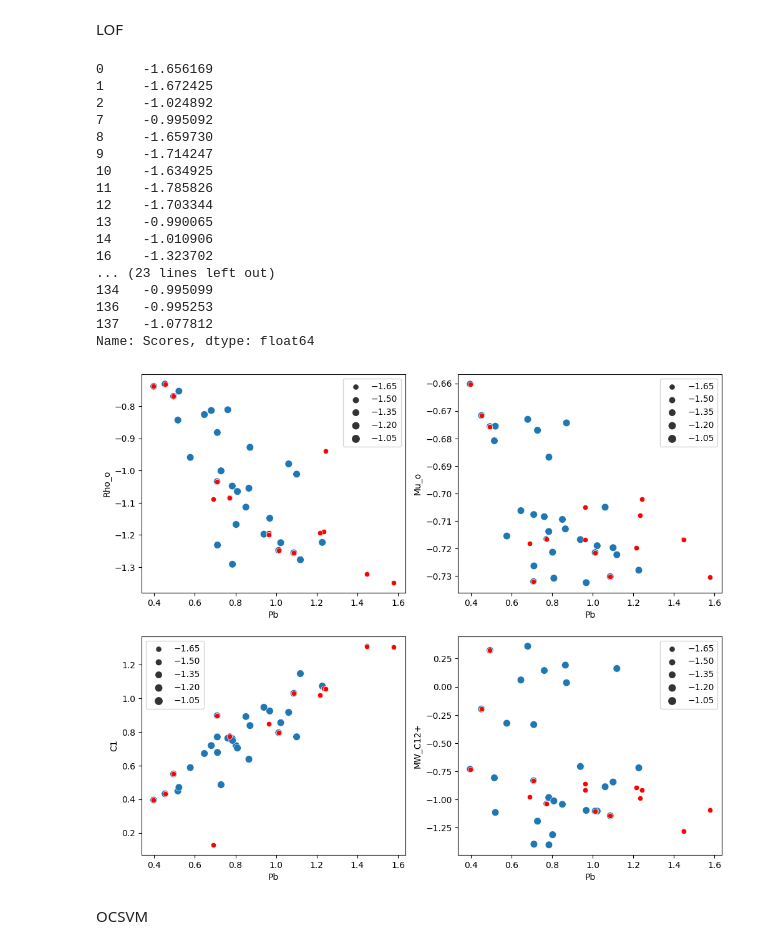
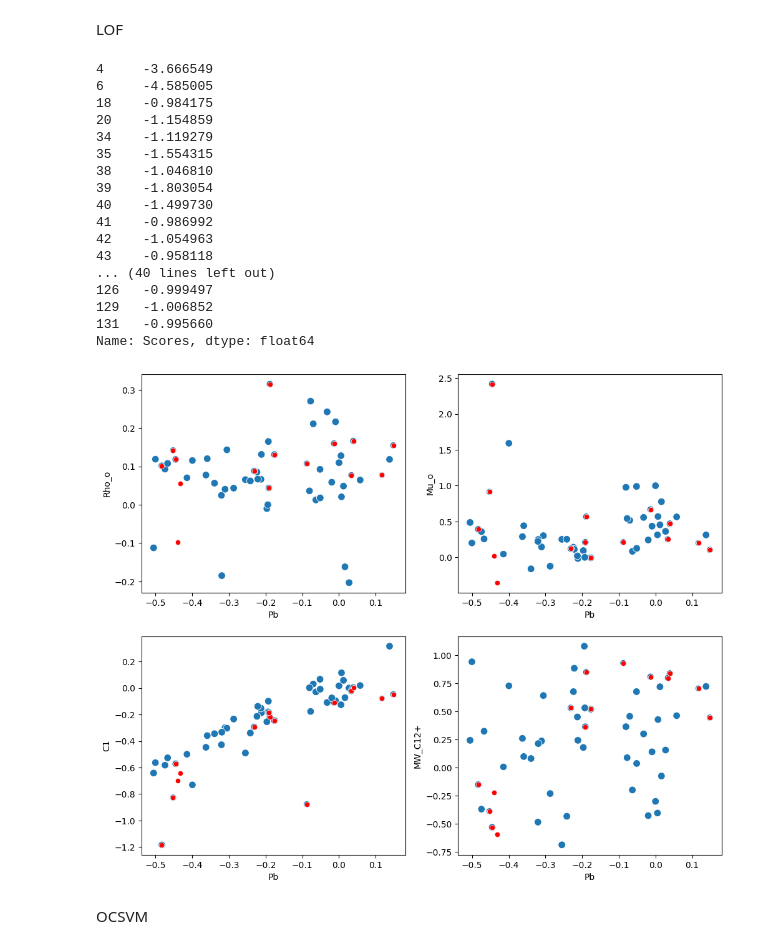
Before and after one commit to Mahdimamara/PVT, a Jupyter notebook: PVT.ipynb, the cells around one changed output. Saved outputs shown, nothing was run; the diff lists cells and outputs as text; code cells hidden in the pictures.

```diff
--- a/PVT.ipynb
+++ b/PVT.ipynb
@@ -269,64 +279,66 @@ Name: clusters, dtype: int64
 # %% [markdown]
 LOF
 # %%
-FAH3 = FAH_S.loc[0:142,'Pb':]
+SAR3 = SAR_S.loc[0:142,'Pb':]
 def LOF(Data, n_nei, con):
     from sklearn.neighbors import LocalOutlierFactor
     clf=LocalOutlierFactor(n_neighbors=n_nei, contamination=con,
                            metric='euclidean')
     hh= clf.fit(Data)
     Data['Scores']=clf.negative_outlier_factor_
     print(Data['Scores'])
 
     Data_Sorted = Data.sort_values(by=['Scores'])
     plt.figure(figsize = (12, 10))
     ax1 = plt.subplot(2,2,1)
-    sns.scatterplot(data=Data, x='Pb', y="Rho_o", size = 'Scores')
-    sns.scatterplot(data = Data_Sorted[0:15], x='Pb', y="Rho_o", c = 'red')
+    sns.scatterplot(data=Data, x='Pb', y="Rho_o", size = 'Scores', legend=False)
+    sns.scatterplot(data = Data_Sorted[0:15], x='Pb', y="Rho_o", c = 'red', legend=False)
     plt.xlabel('Pb')
     plt.ylabel('Rho_o')
 
 
     ax2 = plt.subplot(2,2,2)
-    sns.scatterplot(data=Data, x='Pb', y="Mu_o", size = 'Scores')
-    sns.scatterplot(data = Data_Sorted[0:15], x='Pb', y="Mu_o", c = 'red')
+    sns.scatterplot(data=Data, x='Pb', y="Mu_o", size = 'Scores', legend=False)
+    sns.scatterplot(data = Data_Sorted[0:15], x='Pb', y="Mu_o", c = 'red', legend=False)
     plt.xlabel('Pb')
     plt.ylabel('Mu_o')
 
     ax3 = plt.subplot(2,2,3)
-    sns.scatterplot(data=Data, x='Pb', y="C1", size = 'Scores')
-    sns.scatterplot(data = Data_Sorted[0:15], x='Pb', y="C1", c = 'red')
+    sns.scatterplot(data=Data, x='Pb', y="C1", size = 'Scores', legend=False)
+    sns.scatterplot(data = Data_Sorted[0:15], x='Pb', y="C1", c = 'red', legend=False)
     plt.xlabel('Pb')
     plt.ylabel('C1')
 
     ax4 = plt.subplot(2,2,4)
-    sns.scatterplot(data=Data, x='Pb', y="MW_C12+", size = 'Scores')
-    sns.scatterplot(data = Data_Sorted[0:15], x='Pb', y="MW_C12+", c = 'red')
+    sns.scatterplot(data=Data, x='Pb', y="MW_C12+", size = 'Scores', legend=False)
+    sns.scatterplot(data = Data_Sorted[0:15], x='Pb', y="MW_C12+", c = 'red', legend=False)
     plt.xlabel('Pb')
     plt.ylabel('MW_C12+')
+
+    plt.savefig('plot.png', dpi=300)
     plt.show()
 
     return
-LOF(FAH3, 20, 'auto')
+LOF(SAR3, 20, 'auto')
 # %% [output]
-0     -1.656169
-1     -1.672425
-2     -1.024892
-7     -0.995092
-8     -1.659730
-9     -1.714247
-10    -1.634925
-11    -1.785826
-12    -1.703344
-13    -0.990065
-14    -1.010906
-16    -1.323702
-... (23 lines left out)
-134   -0.995099
-136   -0.995253
-137   -1.077812
+4     -3.666549
+6     -4.585005
+18    -0.984175
+20    -1.154859
+34    -1.119279
+35    -1.554315
+38    -1.046810
+39    -1.803054
+40    -1.499730
+41    -0.986992
+42    -1.054963
+43    -0.958118
+... (40 lines left out)
+126   -0.999497
+129   -1.006852
+131   -0.995660
 Name: Scores, dtype: float64
-[figure, old version]
+[figure, new version]
 # %% [markdown]
 OCSVM
 # %%
```
Also changed, not shown: parts of 7 cells of this notebook.
